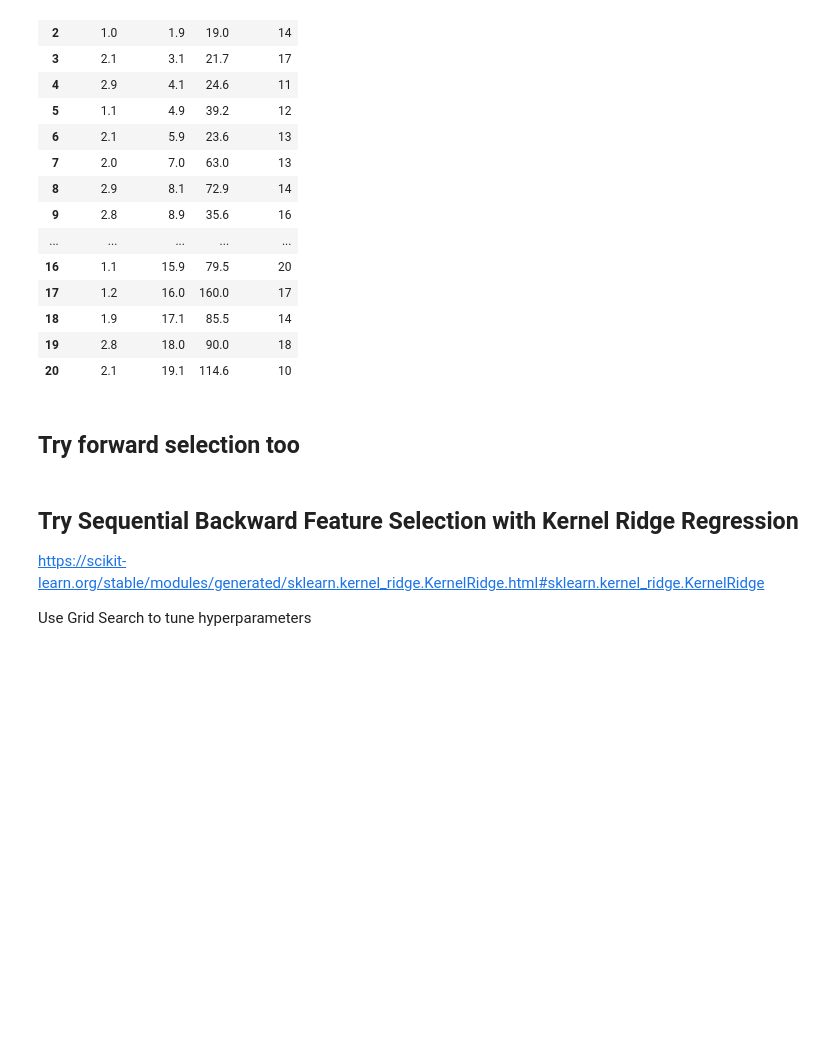
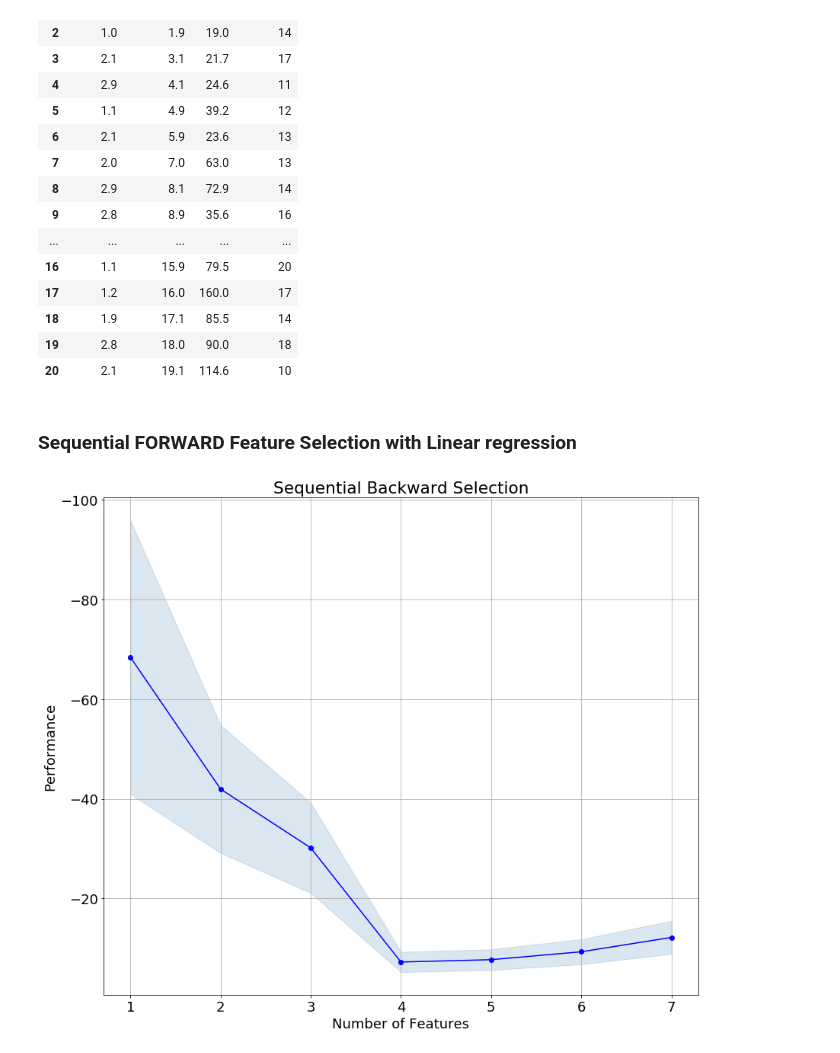
Before and after one commit to mycarta/Data-science-tools-petroleum-exploration-and-production, a Jupyter notebook: Python/notebooks_dev/000_SFS_variable_selection.ipynb, the cells around one changed output. Cells and saved outputs as stored; diff of their text form; code cells hidden in the pictures; blank space fills up the shorter version.

```diff
--- a/Python/notebooks_dev/000_SFS_variable_selection.ipynb
+++ b/Python/notebooks_dev/000_SFS_variable_selection.ipynb
@@ -198,10 +200,25 @@ selected
 | 18 | 1.9 | 17.1 | 85.5 | 14 |
 | 19 | 2.8 | 18.0 | 90.0 | 18 |
 | 20 | 2.1 | 19.1 | 114.6 | 10 |
-# %% [markdown]
-## Try forward selection too
-# %% [markdown]
-## Try Sequential Backward Feature Selection with Kernel Ridge Regression
-https://scikit-learn.org/stable/modules/generated/sklearn.kernel_ridge.KernelRidge.html#sklearn.kernel_ridge.KernelRidge
-
-Use Grid Search to tune hyperparameters
+# %% [markdown]
+### Sequential FORWARD Feature Selection with Linear regression
+# %%
+LR = LinearRegression()
+
+sfs = SFS(estimator=LR,
+          k_features=7,
+          forward=True,
+          floating=True,
+          scoring='neg_mean_squared_error',
+          cv = loo,
+          n_jobs = -1)
+
+sfs = sfs.fit(X, y)
+# %%
+plot_sequential_feature_selection(sfs.get_metric_dict(), kind='std_err')
+plt.title('Sequential Backward Selection')
+
+plt.grid()
+plt.gca().invert_yaxis();
+# %% [output]
+[figure, added]
```
Also changed, not shown: parts of 9 cells of this notebook.
